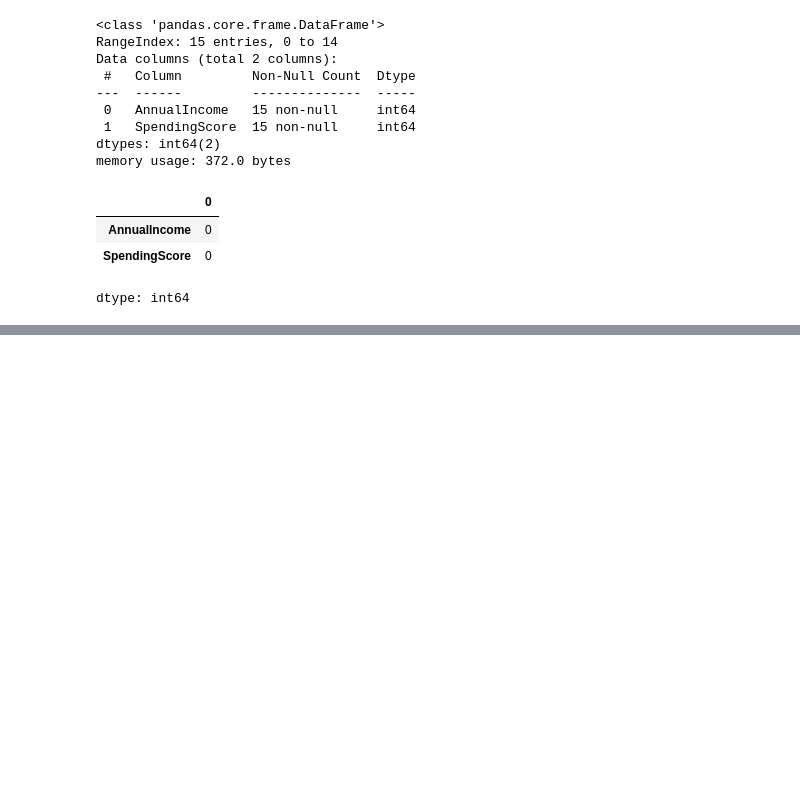
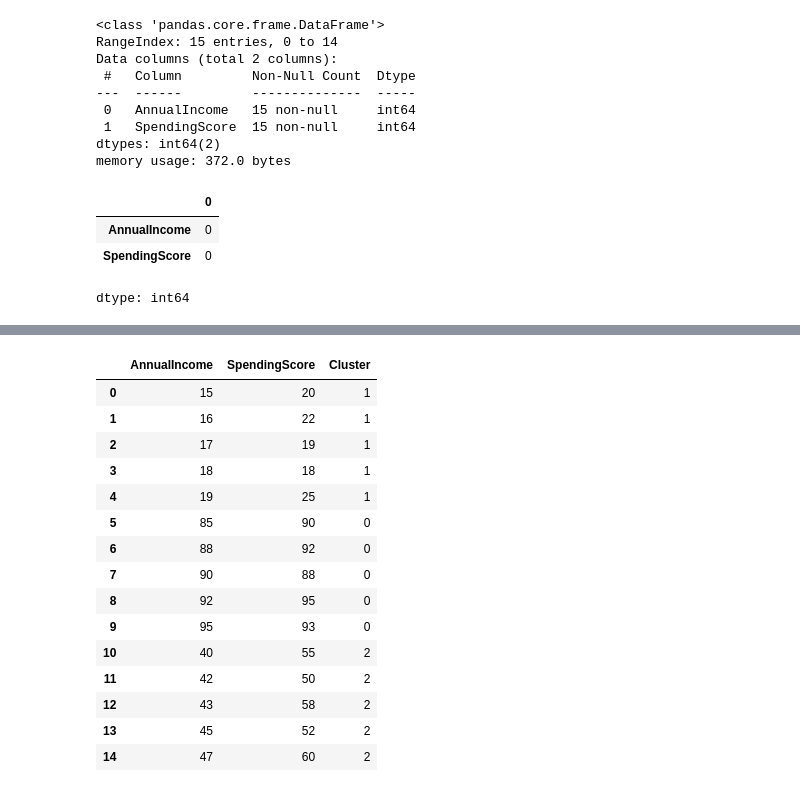
Before and after one commit to redashu/Intuit_ML_13thMay2026, a Jupyter notebook: notebooks/unsuperviseML.ipynb, the cells around one changed output, grey strips where cells are left out. Cells and saved outputs as stored; diff of their text form; code cells hidden in the pictures; blank space fills up the shorter version.

```diff
--- a/notebooks/unsuperviseML.ipynb
+++ b/notebooks/unsuperviseML.ipynb
@@ -61,0 +88,19 @@ dtype: int64
+# %%
+df
+# %% [output]
+|  | AnnualIncome | SpendingScore | Cluster |
+| 0 | 15 | 20 | 1 |
+| 1 | 16 | 22 | 1 |
+| 2 | 17 | 19 | 1 |
+| 3 | 18 | 18 | 1 |
+| 4 | 19 | 25 | 1 |
+| 5 | 85 | 90 | 0 |
+| 6 | 88 | 92 | 0 |
+| 7 | 90 | 88 | 0 |
+| 8 | 92 | 95 | 0 |
+| 9 | 95 | 93 | 0 |
+| 10 | 40 | 55 | 2 |
+| 11 | 42 | 50 | 2 |
+| 12 | 43 | 58 | 2 |
+| 13 | 45 | 52 | 2 |
+| 14 | 47 | 60 | 2 |
```
Also changed, not shown: parts of 4 cells of this notebook.
